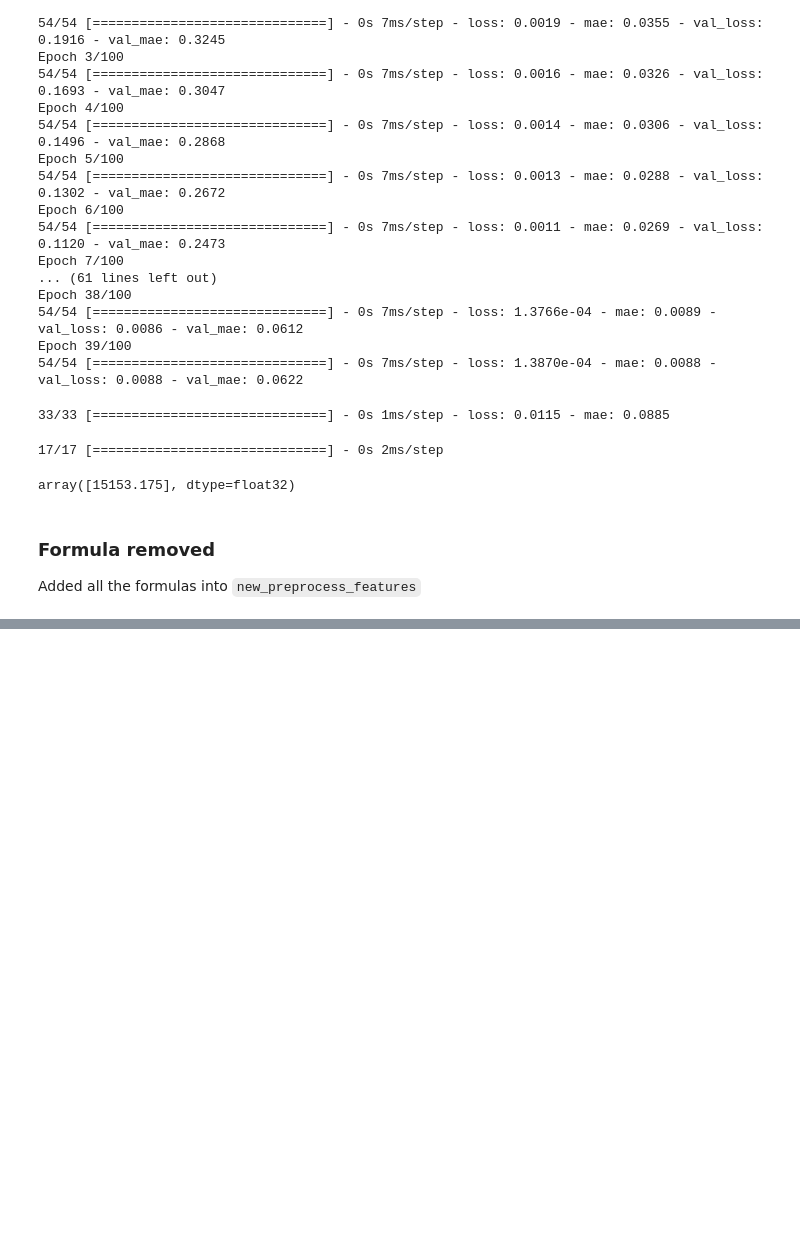
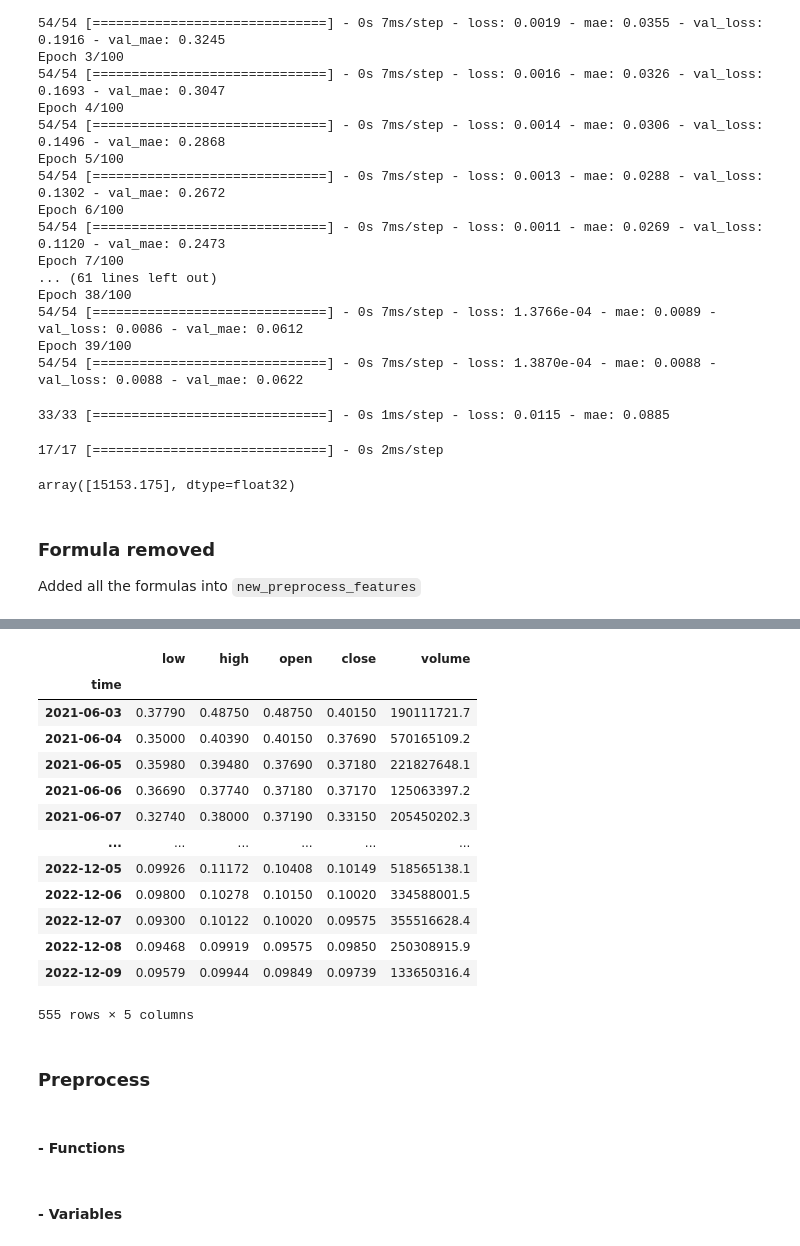
Before and after one commit to monicasainer/gossips_cryptos, a Jupyter notebook: notebooks/monica.ipynb, the cells around one changed output, grey strips where cells are left out. Cells and saved outputs as stored; diff of their text form; code cells hidden in the pictures; blank space fills up the shorter version.

```diff
--- a/notebooks/monica.ipynb
+++ b/notebooks/monica.ipynb
@@ -57,9 +57,8 @@ from Historic_Crypto import HistoricalData
 # %%
 #GETTING CLOSING PRICES OF CRYPTO CURRENCY
 
-crypto = 'BTC'
 
-def prices(crypto)-> pd.DataFrame:
+def prices(crypto='BTC')-> pd.DataFrame:
 
     today = datetime.datetime.today().strftime('%Y-%m-%d')
     crypto_df = HistoricalData(f'{crypto}-USD',86400,'2018-01-31-00-00',f"{today}-00-00",verbose = False).retrieve_data()
@@ -412,0 +439,31 @@ def preprocess_features(cleaned_data: pd.DataFrame,window=20) -> np.ndarray:
+# %%
+#Currency Converter
+def currency_converter()-> pd.DataFrame:
+    """Finding a fitting currency conversion API (Based on USD) and requesting the data as a function """
+
+    APIkey = os.environ.get("APIkey")
+    url = f"https://api.freecurrencyapi.com/v1/latest?apikey={APIkey}"
+    response = requests.get(url).json()
+    df = pd.DataFrame(response['data'], index=[0])
+    return df
+
+
+#FearGridIndex
+def fgindex() -> pd.DataFrame:
+    """returns a dataframe of fear and greed index with columns:
+    [value],[value_classification],[timestamp],[time_until_update] """
+
+    url = 'https://api.alternative.me/fng/'
+    params = {'limit':100000,'date_format':'world'}
+    response = requests.get(url,params).json()
+    fg = pd.DataFrame(response['data'])
+    return fg
+
+
+#Closing prices
+
+def prices(crypto='BTC')-> pd.DataFrame:
+
+    today = datetime.datetime.today().strftime('%Y-%m-%d')
+    crypto_df = HistoricalData(f'{crypto}-USD',86400,'2018-01-31-00-00',f"{today}-00-00",verbose = False).retrieve_data()
+    return crypto_df
@@ -412,0 +479,4 @@ def preprocess_features(cleaned_data: pd.DataFrame,window=20) -> np.ndarray:
+# %%
+currency=currency_converter()
+index=fgindex()
+price=prices('DOGE')
@@ -412,0 +504,21 @@ def preprocess_features(cleaned_data: pd.DataFrame,window=20) -> np.ndarray:
+# %%
+price
+# %% [output]
+|  | low | high | open | close | volume |
+| time |  |  |  |  |  |
+| 2021-06-03 | 0.37790 | 0.48750 | 0.48750 | 0.40150 | 190111721.7 |
+| 2021-06-04 | 0.35000 | 0.40390 | 0.40150 | 0.37690 | 570165109.2 |
+| 2021-06-05 | 0.35980 | 0.39480 | 0.37690 | 0.37180 | 221827648.1 |
+| 2021-06-06 | 0.36690 | 0.37740 | 0.37180 | 0.37170 | 125063397.2 |
+| 2021-06-07 | 0.32740 | 0.38000 | 0.37190 | 0.33150 | 205450202.3 |
+| ... | ... | ... | ... | ... | ... |
+| 2022-12-05 | 0.09926 | 0.11172 | 0.10408 | 0.10149 | 518565138.1 |
+| 2022-12-06 | 0.09800 | 0.10278 | 0.10150 | 0.10020 | 334588001.5 |
+| 2022-12-07 | 0.09300 | 0.10122 | 0.10020 | 0.09575 | 355516628.4 |
+| 2022-12-08 | 0.09468 | 0.09919 | 0.09575 | 0.09850 | 250308915.9 |
+| 2022-12-09 | 0.09579 | 0.09944 | 0.09849 | 0.09739 | 133650316.4 |
+555 rows × 5 columns
+# %% [markdown]
+### Preprocess
+# %% [markdown]
+#### - Functions
@@ -412,0 +625,2 @@ def preprocess_features(cleaned_data: pd.DataFrame,window=20) -> np.ndarray:
+# %% [markdown]
+#### - Variables
```
Also changed, not shown: parts of 27 cells of this notebook, 7 other files.
